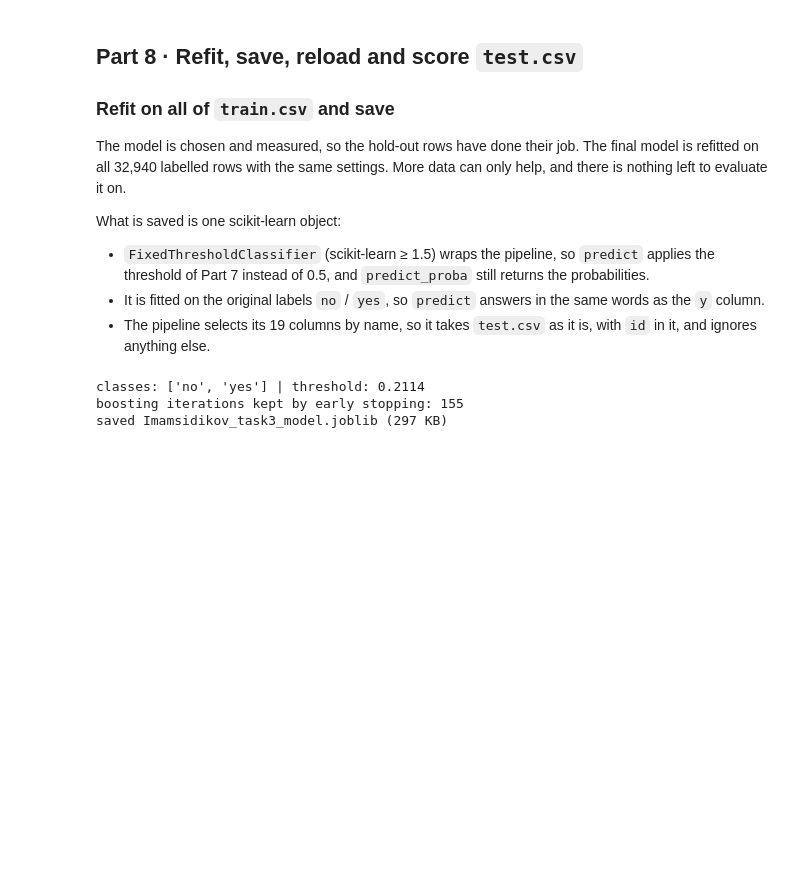
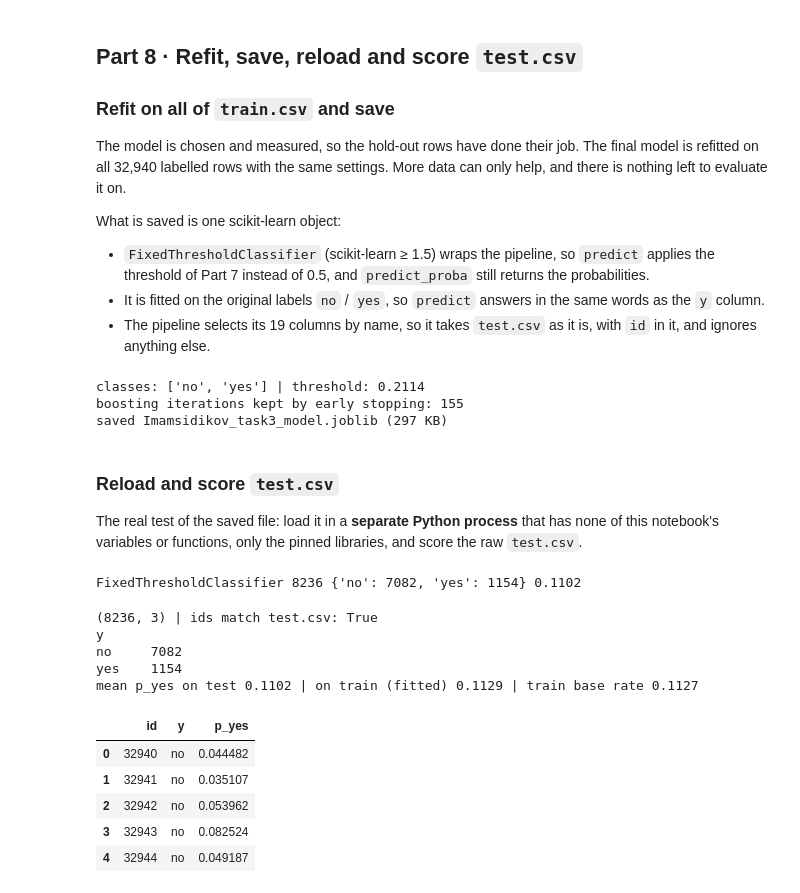
Before and after one commit to abo-code-1/task-03-ML-course, a Jupyter notebook: Imamsidikov_task3.ipynb, the cells around one changed output. Saved outputs shown, nothing was run; the diff lists cells and outputs as text; code cells hidden in the pictures; blank space fills up the shorter version.

Commit message:
Part 8: reload the model in a fresh process, score test.csv, write predictions.csv
Co-Authored-By: Claude Opus 5.5 <noreply@anthropic.com>

```diff
--- a/Imamsidikov_task3.ipynb
+++ b/Imamsidikov_task3.ipynb
@@ -1000,3 +1000,53 @@ print(f"saved {MODEL_PATH} ({MODEL_PATH.stat().st_size / 1024:.0f} KB)")
 classes: ['no', 'yes'] | threshold: 0.2114
 boosting iterations kept by early stopping: 155
 saved Imamsidikov_task3_model.joblib (297 KB)
+# %% [markdown]
+### Reload and score `test.csv`
+
+The real test of the saved file: load it in a **separate Python process** that has none of this notebook's
+variables or functions, only the pinned libraries, and score the raw `test.csv`.
+# %%
+import subprocess
+
+reload_check = '''
+import joblib, pandas as pd
+model = joblib.load("Imamsidikov_task3_model.joblib")
+test = pd.read_csv("data/test.csv")
+pred = model.predict(test)
+proba = model.predict_proba(test)[:, list(model.classes_).index("yes")]
+print(type(model).__name__, len(pred), pd.Series(pred).value_counts().to_dict(), round(float(proba.mean()), 4))
+'''
+out = subprocess.run([sys.executable, "-c", reload_check], capture_output=True, text=True, check=True)
+print(out.stdout.strip() or out.stderr)
+# %% [output]
+FixedThresholdClassifier 8236 {'no': 7082, 'yes': 1154} 0.1102
+# %%
+# The same model, loaded here, writes the predictions file
+model = joblib.load(MODEL_PATH)
+test_pred = model.predict(test)
+test_proba = model.predict_proba(test)[:, list(model.classes_).index("yes")]
+
+predictions = pd.DataFrame({"id": test["id"], "y": test_pred, "p_yes": test_proba.round(6)})
+predictions.to_csv("predictions.csv", index=False)
+
+# The reloaded model gives exactly what the in-memory one gives
+assert (test_pred == final_model.predict(test)).all()
+assert np.allclose(test_proba, final_model.predict_proba(test)[:, 1])
+
+print(predictions.shape, "| ids match test.csv:", predictions["id"].equals(test["id"]))
+print(predictions["y"].value_counts().to_string())
+print(f"mean p_yes on test {test_proba.mean():.4f} | on train (fitted) "
+      f"{final_model.predict_proba(train[FEATURES])[:, 1].mean():.4f} | train base rate {yes_rate:.4f}")
+predictions.head()
+# %% [output]
+(8236, 3) | ids match test.csv: True
+y
+no     7082
+yes    1154
+mean p_yes on test 0.1102 | on train (fitted) 0.1129 | train base rate 0.1127
+|  | id | y | p_yes |
+| 0 | 32940 | no | 0.044482 |
+| 1 | 32941 | no | 0.035107 |
+| 2 | 32942 | no | 0.053962 |
+| 3 | 32943 | no | 0.082524 |
+| 4 | 32944 | no | 0.049187 |
```
Also changed, not shown: parts of 4 cells of this notebook, 2 other files.
